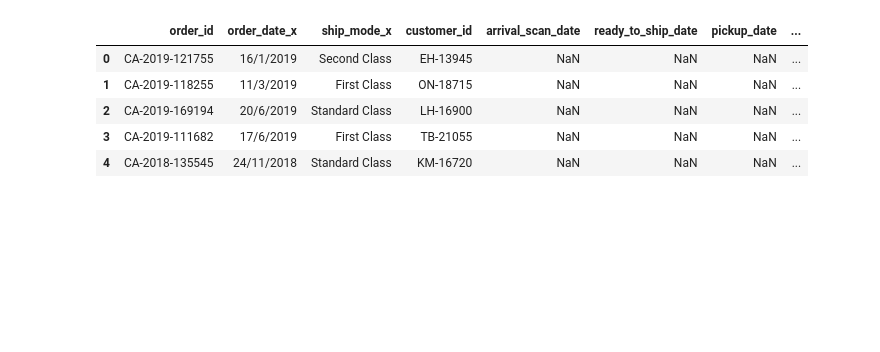
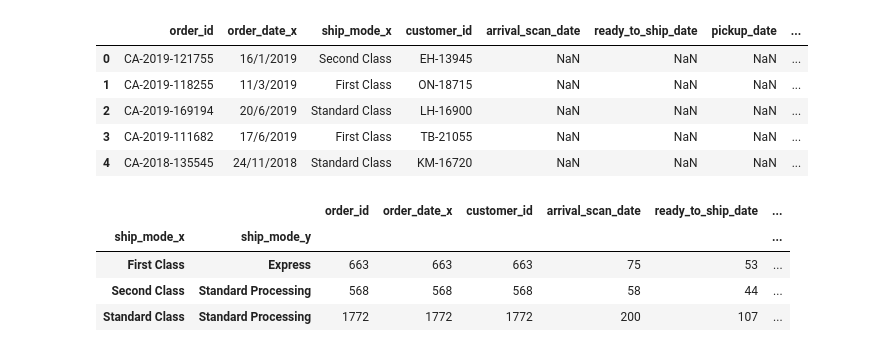
Before and after one commit to cophi-dev/EDA_muesli_group1, a Jupyter notebook: EDA_phillipp.ipynb, the cells around one changed output. Drawn from its saved outputs; the diff is of its cells as text; code cells hidden in the pictures; blank space fills up the shorter version.

```diff
--- a/EDA_phillipp.ipynb
+++ b/EDA_phillipp.ipynb
@@ -323,6 +329,15 @@ final_dataset.head()
 | 2 | CA-2019-169194 | 20/6/2019 | Standard Class | LH-16900 | NaN | NaN | NaN | ... |
 | 3 | CA-2019-111682 | 17/6/2019 | First Class | TB-21055 | NaN | NaN | NaN | ... |
 | 4 | CA-2018-135545 | 24/11/2018 | Standard Class | KM-16720 | NaN | NaN | NaN | ... |
+# %%
+#Checking if First Class = Express
+final_dataset.groupby(['ship_mode_x', 'ship_mode_y']).count()
+# %% [output]
+|  |  | order_id | order_date_x | customer_id | arrival_scan_date | ready_to_ship_date | ... |
+| ship_mode_x | ship_mode_y |  |  |  |  |  | ... |
+| First Class | Express | 663 | 663 | 663 | 75 | 53 | ... |
+| Second Class | Standard Processing | 568 | 568 | 568 | 58 | 44 | ... |
+| Standard Class | Standard Processing | 1772 | 1772 | 1772 | 200 | 107 | ... |
 # %%
 final_dataset['order_date_x'] = pd.to_datetime(final_dataset['order_date_x'], format='%d/%m/%Y')
 final_dataset['order_date_y'] = pd.to_datetime(final_dataset['order_date_y'], format='%d/%m/%Y')
```
Also changed, not shown: parts of 14 cells of this notebook.
